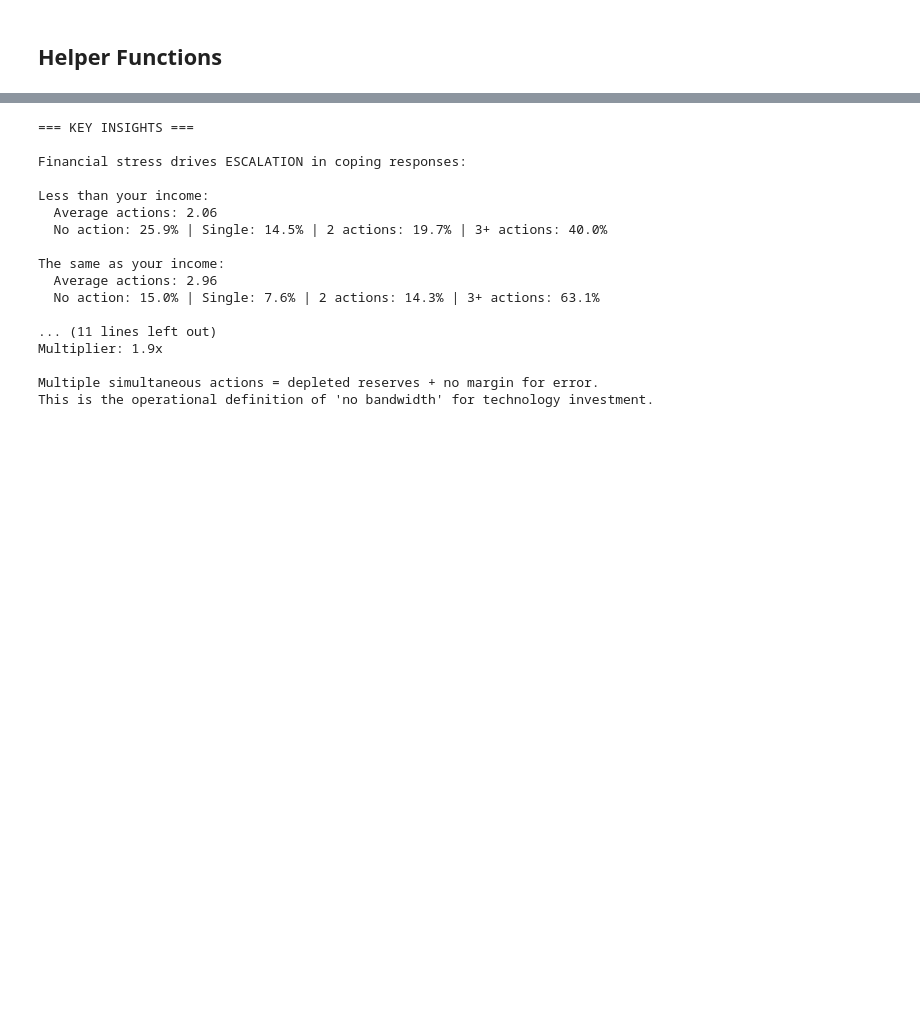
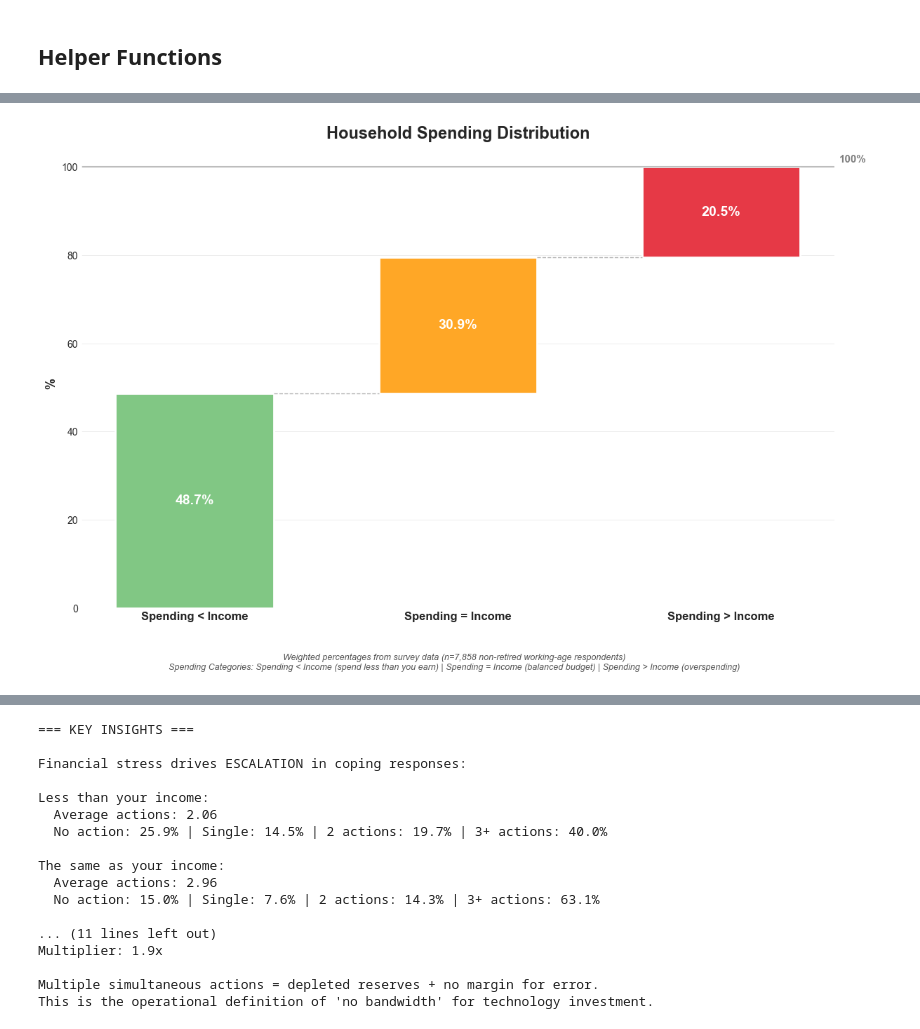
Before and after one commit to rodriguezjordyc/householdanalysis, a Jupyter notebook: blog_financial_stress_cascade.ipynb, the cells around one changed output, grey strips where cells are left out. Saved outputs shown, nothing was run; the diff lists cells and outputs as text; code cells hidden in the pictures; blank space fills up the shorter version.

```diff
--- a/blog_financial_stress_cascade.ipynb
+++ b/blog_financial_stress_cascade.ipynb
@@ -387,0 +267,85 @@ Total respondents in flows: 13,994
+# %%
+# Create waterfall chart with percentages
+import matplotlib.pyplot as plt
+import numpy as np
+
+fig, ax = plt.subplots(figsize=(12, 8), facecolor='white')
+ax.set_facecolor('white')
+
+# Create waterfall bars
+bar_width = 0.6
+x_positions = np.arange(len(waterfall_df))
+
+for idx, row in waterfall_df.iterrows():
+    # Draw the bar from start to end (in percentages)
+    height = row['percentage']
+    bottom = row['start_pct']
+
+    # Main bar
+    bar = ax.bar(idx, height, bar_width, bottom=bottom,
+                color=row['color'], edgecolor='white', linewidth=2)
+
+    # Add percentage label in the center of the bar
+    mid_y = bottom + height / 2
+    ax.text(idx, mid_y, f"{height:.1f}%",
+           ha='center', va='center', fontsize=14, fontweight='bold',
+           color='white')
+
+    # Add connector line to next bar (except for last bar)
+    if idx < len(waterfall_df) - 1:
+        ax.plot([idx + bar_width/2, idx + 1 - bar_width/2],
+               [row['end_pct'], row['end_pct']],
+               'k--', linewidth=1, alpha=0.3)
+
+# Customize the plot
+ax.set_xticks(x_positions)
+ax.set_xticklabels(waterfall_df['category'], fontsize=12, fontweight='bold')
+ax.set_ylabel('%', fontsize=13, fontweight='bold')
+ax.set_title('Household Spending Distribution',
+            fontsize=17, fontweight='bold', pad=20)
+
+# Set y-axis to show 0-100%
+ax.set_ylim(0, 102)
+ax.set_yticks(np.arange(0, 101, 20))
+
+# Add horizontal line at 100%
+ax.axhline(y=100, color='gray', linestyle='-', linewidth=1.5, alpha=0.5)
+ax.text(len(waterfall_df) - 0.5, 101, '100%',
+       ha='center', fontsize=11, fontweight='bold', color='gray')
+
+# Minimal styling
+ax.grid(axis='y', alpha=0.2, linestyle='-', linewidth=0.5, color='gray')
+ax.set_axisbelow(True)
+ax.spines['top'].set_visible(False)
+ax.spines['right'].set_visible(False)
+ax.spines['left'].set_linewidth(0.5)
+ax.spines['bottom'].set_linewidth(0.5)
+
+# Footnote
+footnote_text = (
+    "Weighted percentages from survey data (n=7,858 non-retired working-age respondents)\n"
+    "Spending Categories: Spending < Income (spend less than you earn) | Spending = Income (balanced budget) | Spending > Income (overspending)"
+)
+fig.text(0.5, 0.01, footnote_text, ha='center', fontsize=9,
+        color='#555', style='italic')
+
+plt.tight_layout()
+plt.subplots_adjust(bottom=0.12)
+plt.show()
+
+# Print key insights
+print("\n" + "="*70)
+print("KEY INSIGHTS")
+print("="*70)
+
+overspending_pct = waterfall_df[waterfall_df['category'] == 'Spending > Income']['percentage'].values[0]
+overspending_count = waterfall_df[waterfall_df['category'] == 'Spending > Income']['household_count'].values[0]
+stable_pct = waterfall_df[waterfall_df['category'] == 'Spending < Income']['percentage'].values[0]
+stable_count = waterfall_df[waterfall_df['category'] == 'Spending < Income']['household_count'].values[0]
+
+print(f"\nFinancially stable (spending < income): {stable_pct:.1f}% = {stable_count/1_000_000:.1f}M households")
+print(f"Financially stressed (spending > income): {overspending_pct:.1f}% = {overspending_count/1_000_000:.1f}M households")
+print(f"\n{overspending_count/1_000_000:.1f} million working-age households are overspending,")
+print("creating vulnerability to financial shocks and harmful coping behaviors.")
+# %% [output]
+[figure, added]
```
Also changed, not shown: parts of 51 cells of this notebook, 3 other files.
